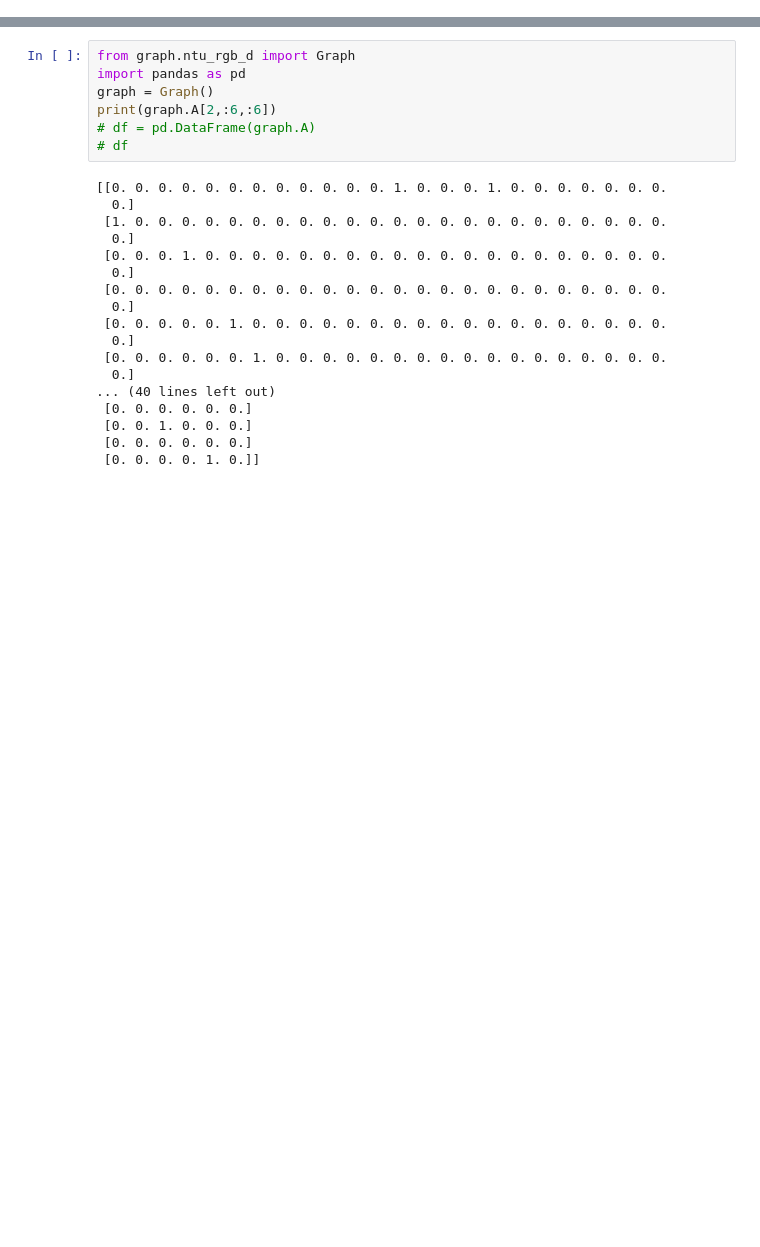
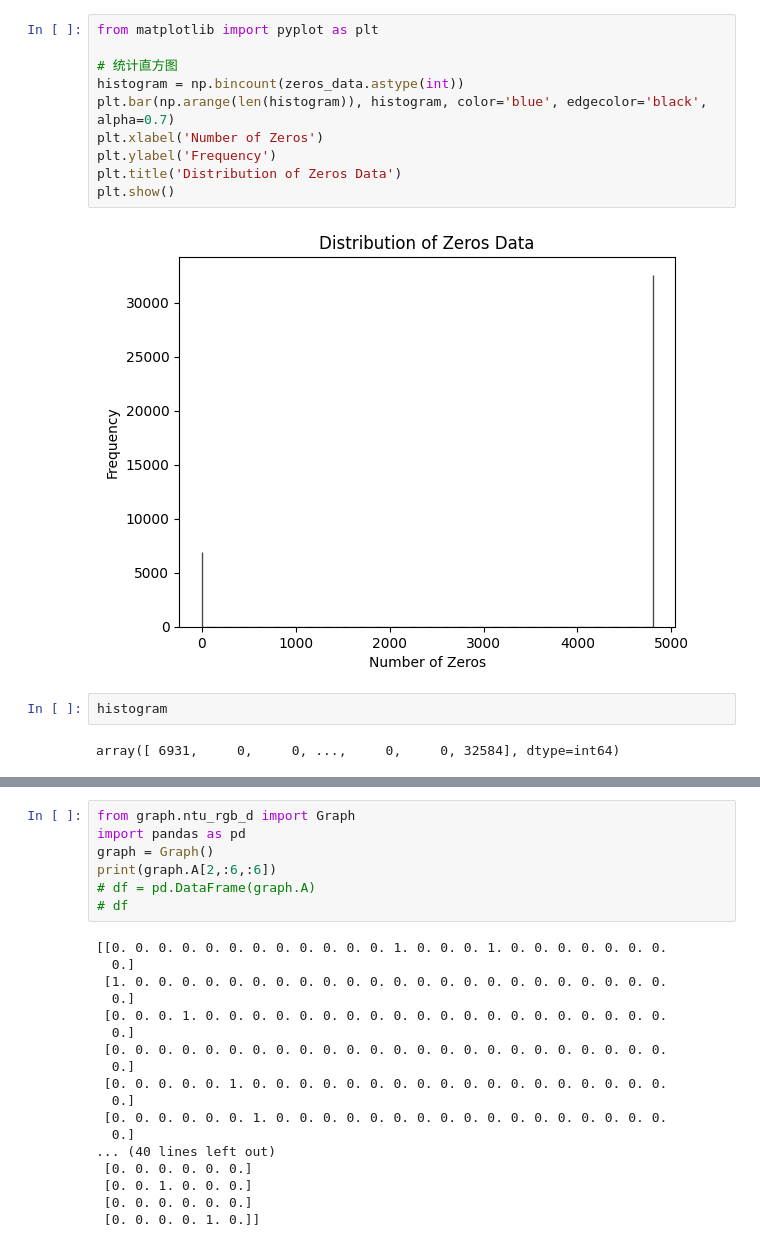
Before and after one commit to shinejjy/CTR-GCN, a Jupyter notebook: test.ipynb, the cells around one changed output, grey strips where cells are left out. Saved outputs shown, nothing was run; the diff lists cells and outputs as text; blank space fills up the shorter version.

```diff
--- a/test.ipynb
+++ b/test.ipynb
@@ -0,0 +61,16 @@
+# %%
+from matplotlib import pyplot as plt
+
+# 统计直方图
+histogram = np.bincount(zeros_data.astype(int))
+plt.bar(np.arange(len(histogram)), histogram, color='blue', edgecolor='black', alpha=0.7)
+plt.xlabel('Number of Zeros')
+plt.ylabel('Frequency')
+plt.title('Distribution of Zeros Data')
+plt.show()
+# %% [output]
+[figure, added]
+# %%
+histogram
+# %% [output]
+array([ 6931,     0,     0, ...,     0,     0, 32584], dtype=int64)
```
Also changed, not shown: parts of 31 cells of this notebook, 23 other files.
